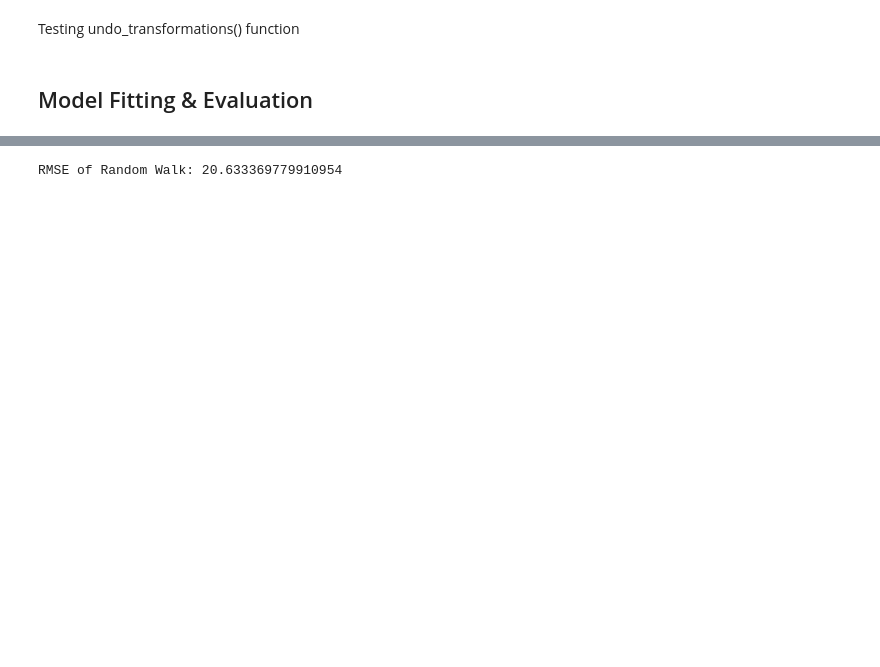
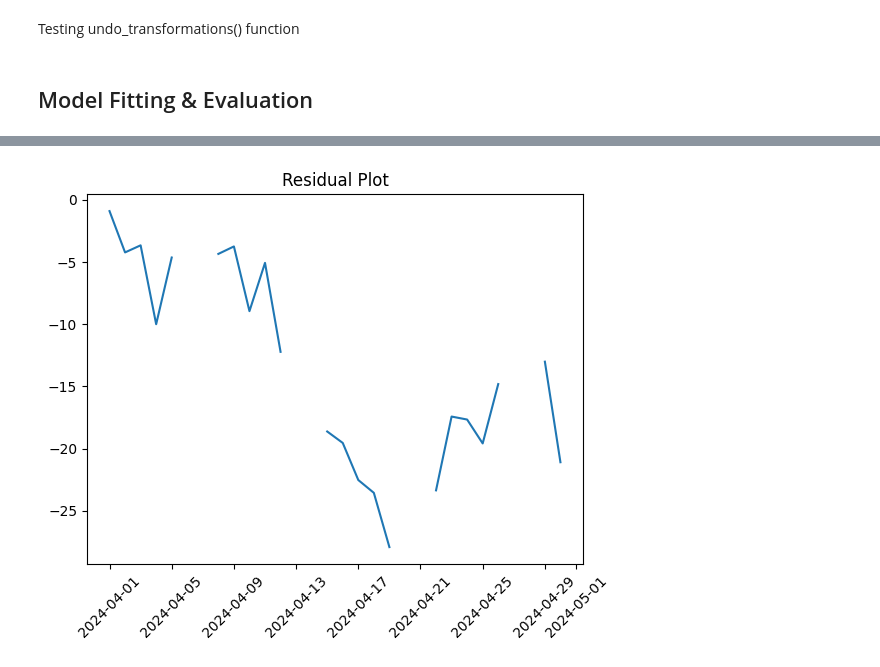
Before and after one commit to kevoinno/gary-s24, a Jupyter notebook: garys24_eda.ipynb, the cells around one changed output, grey strips where cells are left out. Drawn from its saved outputs; the diff is of its cells as text; code cells hidden in the pictures; blank space fills up the shorter version.

```diff
--- a/garys24_eda.ipynb
+++ b/garys24_eda.ipynb
@@ -284,2 +305,9 @@ $$
+# %%
+residuals = og_spy_test - predictions
+plt.plot(residuals);
+plt.xticks(rotation = 45);
+plt.title('Residual Plot');
+# %% [output]
+[figure, added]
 # %%
 # Find volalitity
@@ -295,5 +324,3 @@ pred.index = pred.index.normalize()
 # %%
 # evaluate RMSE
-evaluate_rw(og_spy_test, pred)
+#evaluate_rw(og_spy_test, pred)
-# %% [output]
-RMSE of Random Walk: 20.633369779910954
```
Also changed, not shown: parts of 21 cells of this notebook, 2 other files.
